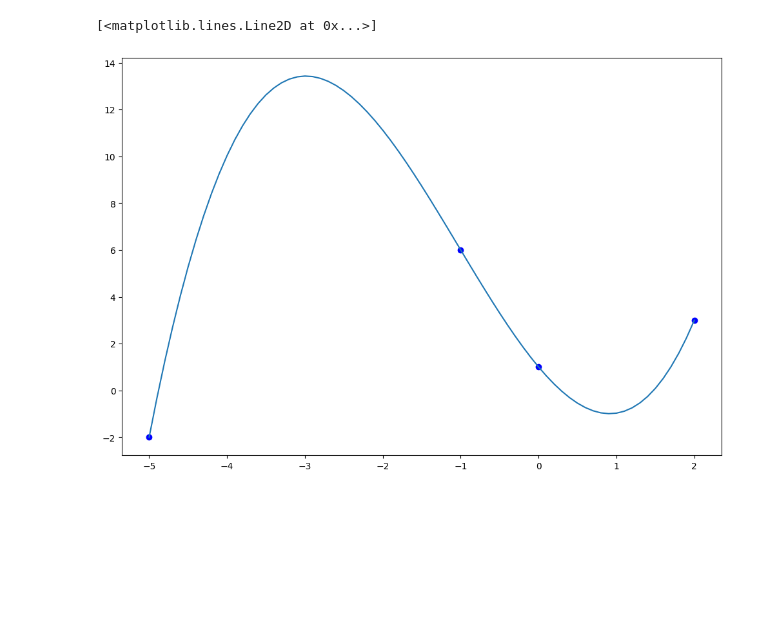
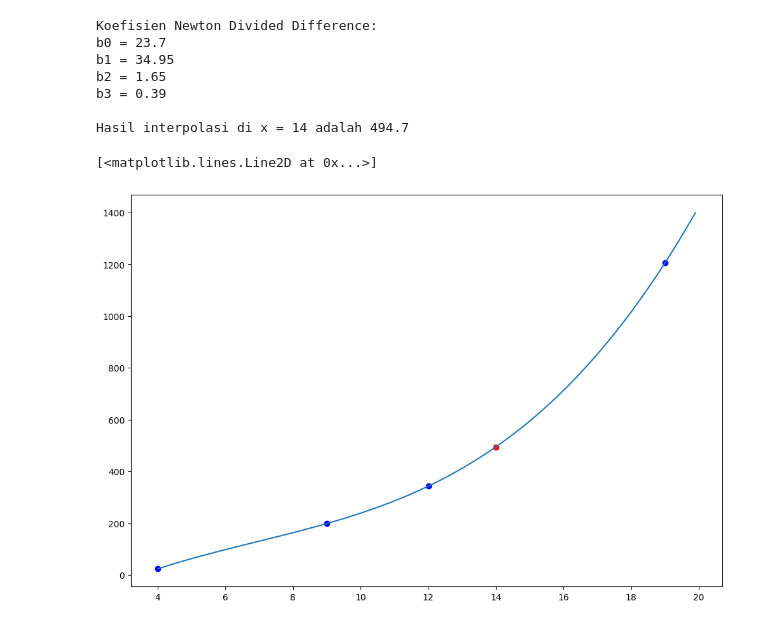
Before and after one commit to AbdillahHamzahAli/Komputasi-Numerik, a Jupyter notebook: pertemuan-9/interpolasi-newton.ipynb, the cells around one changed output. Saved outputs shown, nothing was run; the diff lists cells and outputs as text; code cells hidden in the pictures; blank space fills up the shorter version.

```diff
--- a/pertemuan-9/interpolasi-newton.ipynb
+++ b/pertemuan-9/interpolasi-newton.ipynb
@@ -65,17 +78,37 @@ def newton_poly(coef, x_data, x):
     return p
 # %%
-x = np.array([-5, -1, 0, 2])
-y = np.array([-2, 6, 1, 3])
+x = np.array([4, 9, 12, 19])
+y = np.array([23.70, 198.45, 342.90, 1206.25])
 # get the divided difference coef
-a_s = divided_diff(x, y)[0, :]
+coef = divided_difference(x, y)
 
-# evaluate on new data points
-x_new = np.arange(-5, 2.1, .1)
-y_new = newton_poly(a_s, x, x_new)
 
-plt.figure(figsize = (12, 8))
-plt.plot(x, y, 'bo')
-plt.plot(x_new, y_new)
+# Cetak koefisien
+print("Koefisien Newton Divided Difference:")
+for i, c in enumerate(coef):
+    print(f"b{i} = {c}")
+
+
+x_value = 14
+result = newton_polynomial(x, coef, x_value)
+print(f"\nHasil interpolasi di x = {x_value} adalah {result}")
 # %% [output]
-[<matplotlib.lines.Line2D at 0x...>]
+Koefisien Newton Divided Difference:
+b0 = 23.7
+b1 = 34.95
+b2 = 1.65
+b3 = 0.39
+
+Hasil interpolasi di x = 14 adalah 494.7
-[figure, removed]
+# %%
+# evaluate on new data points
+x_new = np.arange(4, 20, .1)
+y_new = newton_poly(coef, x, x_new)
+
+plt.figure(figsize = (12, 8))
+plt.plot(x, y, 'bo')
+plt.plot(x_value, result, 'ro')
+plt.plot(x_new, y_new)
+# %% [output]
+[<matplotlib.lines.Line2D at 0x...>]
+[figure, added]
```
Also changed, not shown: parts of 4 cells of this notebook, 3 other files.
